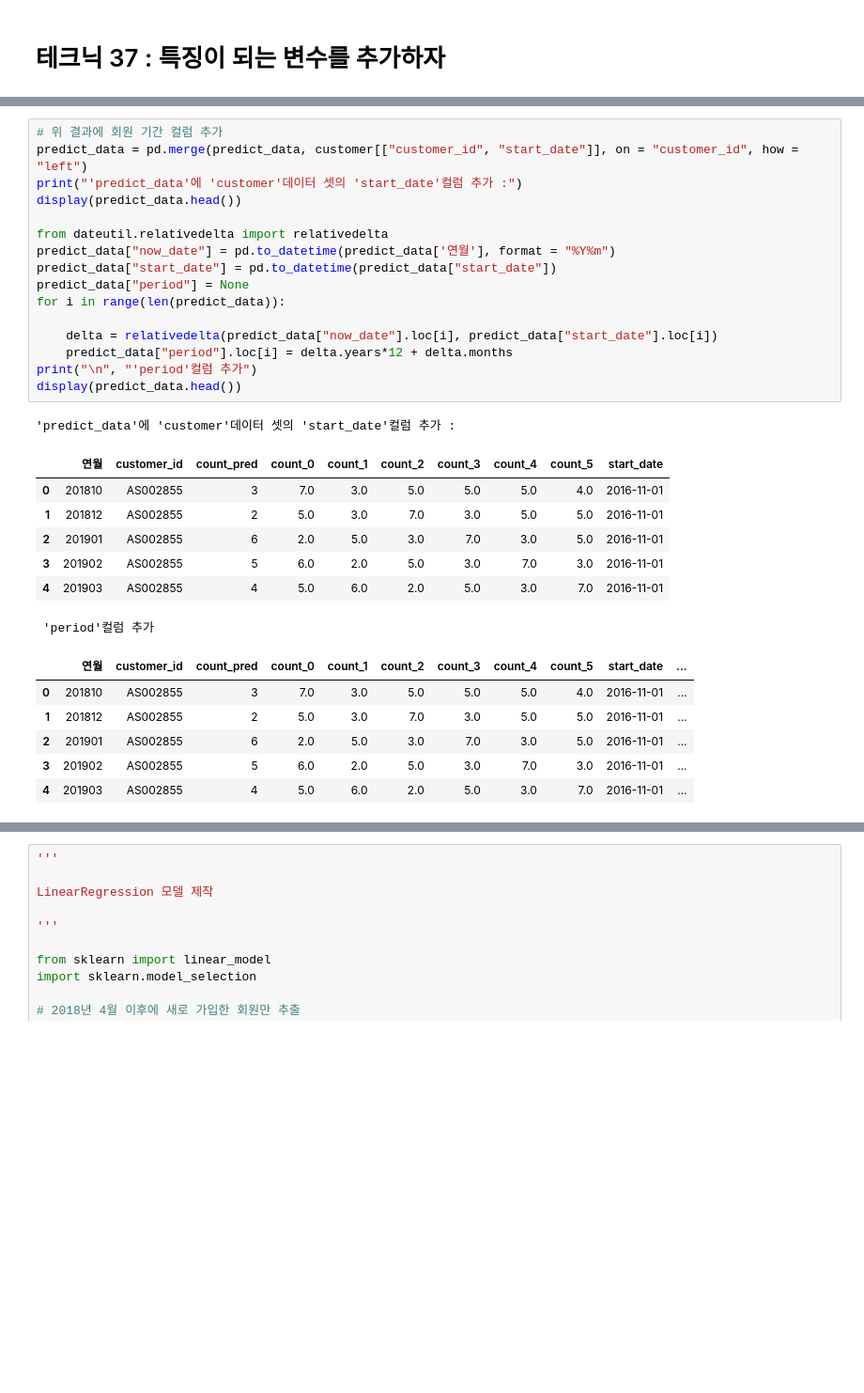
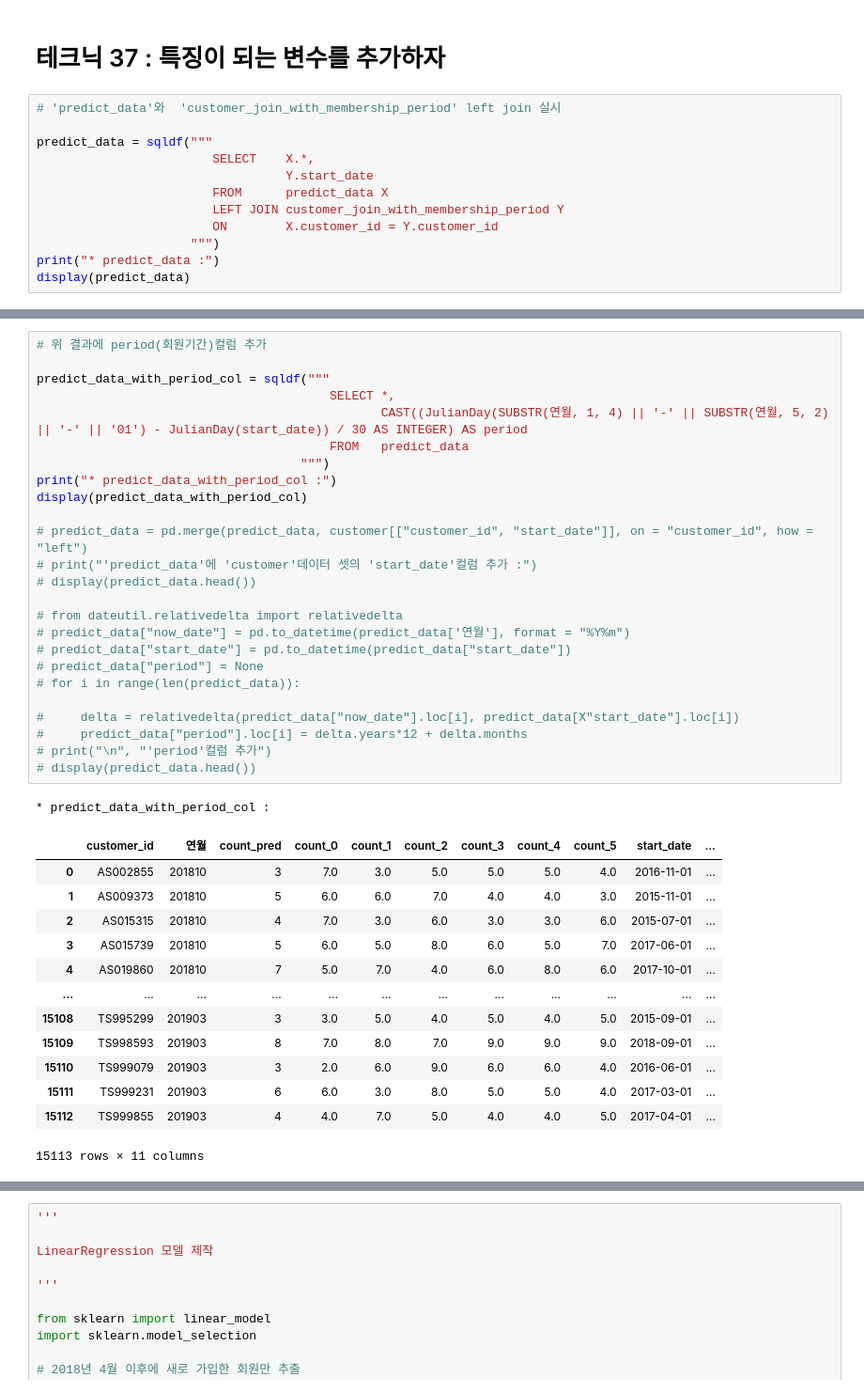
Before and after one commit to wooseok1152/python-data_analysis, a Jupyter notebook: 4장 고객의 행동을 예측하는 테크닉 10.ipynb, the cells around one changed output, grey strips where cells are left out. Shown at 94% size. Drawn from its saved outputs; the diff is of its cells as text; blank space fills up the shorter version.

```diff
--- a/4장 고객의 행동을 예측하는 테크닉 10.ipynb
+++ b/4장 고객의 행동을 예측하는 테크닉 10.ipynb
@@ -516,3 +516,15 @@ display(predict_data)
 15113 rows × 9 columns
 # %% [markdown]
 # 테크닉 37 : 특징이 되는 변수를 추가하자
+# %%
+# 'predict_data'와  'customer_join_with_membership_period' left join 실시
+
+predict_data = sqldf("""
+                        SELECT    X.*,
+                                  Y.start_date
+                        FROM      predict_data X
+                        LEFT JOIN customer_join_with_membership_period Y
+                        ON        X.customer_id = Y.customer_id
+                     """)
+print("* predict_data :")
+display(predict_data)
@@ -519,31 +546,40 @@ display(predict_data)
 # %%
-# 위 결과에 회원 기간 컬럼 추가
-predict_data = pd.merge(predict_data, customer[["customer_id", "start_date"]], on = "customer_id", how = "left")
-print("'predict_data'에 'customer'데이터 셋의 'start_date'컬럼 추가 :")
-display(predict_data.head())
+# 위 결과에 period(회원기간)컬럼 추가
 
-from dateutil.relativedelta import relativedelta
-predict_data["now_date"] = pd.to_datetime(predict_data['연월'], format = "%Y%m")
-predict_data["start_date"] = pd.to_datetime(predict_data["start_date"])
-predict_data["period"] = None
-for i in range(len(predict_data)):
+predict_data_with_period_col = sqldf("""
+                                        SELECT *,
+                                               CAST((JulianDay(SUBSTR(연월, 1, 4) || '-' || SUBSTR(연월, 5, 2) || '-' || '01') - JulianDay(start_date)) / 30 AS INTEGER) AS period
+                                        FROM   predict_data
+                                    """)
+print("* predict_data_with_period_col :")
+display(predict_data_with_period_col)
 
-    delta = relativedelta(predict_data["now_date"].loc[i], predict_data["start_date"].loc[i])
-    predict_data["period"].loc[i] = delta.years*12 + delta.months
-print("\n", "'period'컬럼 추가")
-display(predict_data.head())
+# predict_data = pd.merge(predict_data, customer[["customer_id", "start_date"]], on = "customer_id", how = "left")
+# print("'predict_data'에 'customer'데이터 셋의 'start_date'컬럼 추가 :")
+# display(predict_data.head())
+
+# from dateutil.relativedelta import relativedelta
+# predict_data["now_date"] = pd.to_datetime(predict_data['연월'], format = "%Y%m")
+# predict_data["start_date"] = pd.to_datetime(predict_data["start_date"])
+# predict_data["period"] = None
+# for i in range(len(predict_data)):
+
+#     delta = relativedelta(predict_data["now_date"].loc[i], predict_data[X"start_date"].loc[i])
+#     predict_data["period"].loc[i] = delta.years*12 + delta.months
+# print("\n", "'period'컬럼 추가")
+# display(predict_data.head())
 # %% [output]
-'predict_data'에 'customer'데이터 셋의 'start_date'컬럼 추가 :
+* predict_data_with_period_col :
-|  | 연월 | customer_id | count_pred | count_0 | count_1 | count_2 | count_3 | count_4 | count_5 | start_date |
-| 0 | 201810 | AS002855 | 3 | 7.0 | 3.0 | 5.0 | 5.0 | 5.0 | 4.0 | 2016-11-01 |
-| 1 | 201812 | AS002855 | 2 | 5.0 | 3.0 | 7.0 | 3.0 | 5.0 | 5.0 | 2016-11-01 |
-| 2 | 201901 | AS002855 | 6 | 2.0 | 5.0 | 3.0 | 7.0 | 3.0 | 5.0 | 2016-11-01 |
-| 3 | 201902 | AS002855 | 5 | 6.0 | 2.0 | 5.0 | 3.0 | 7.0 | 3.0 | 2016-11-01 |
-| 4 | 201903 | AS002855 | 4 | 5.0 | 6.0 | 2.0 | 5.0 | 3.0 | 7.0 | 2016-11-01 |
+|  | customer_id | 연월 | count_pred | count_0 | count_1 | count_2 | count_3 | count_4 | count_5 | start_date | ... |
+| 0 | AS002855 | 201810 | 3 | 7.0 | 3.0 | 5.0 | 5.0 | 5.0 | 4.0 | 2016-11-01 | ... |
+| 1 | AS009373 | 201810 | 5 | 6.0 | 6.0 | 7.0 | 4.0 | 4.0 | 3.0 | 2015-11-01 | ... |
+| 2 | AS015315 | 201810 | 4 | 7.0 | 3.0 | 6.0 | 3.0 | 3.0 | 6.0 | 2015-07-01 | ... |
+| 3 | AS015739 | 201810 | 5 | 6.0 | 5.0 | 8.0 | 6.0 | 5.0 | 7.0 | 2017-06-01 | ... |
+| 4 | AS019860 | 201810 | 7 | 5.0 | 7.0 | 4.0 | 6.0 | 8.0 | 6.0 | 2017-10-01 | ... |
+| ... | ... | ... | ... | ... | ... | ... | ... | ... | ... | ... | ... |
+| 15108 | TS995299 | 201903 | 3 | 3.0 | 5.0 | 4.0 | 5.0 | 4.0 | 5.0 | 2015-09-01 | ... |
+| 15109 | TS998593 | 201903 | 8 | 7.0 | 8.0 | 7.0 | 9.0 | 9.0 | 9.0 | 2018-09-01 | ... |
+| 15110 | TS999079 | 201903 | 3 | 2.0 | 6.0 | 9.0 | 6.0 | 6.0 | 4.0 | 2016-06-01 | ... |
+| 15111 | TS999231 | 201903 | 6 | 6.0 | 3.0 | 8.0 | 5.0 | 5.0 | 4.0 | 2017-03-01 | ... |
+| 15112 | TS999855 | 201903 | 4 | 4.0 | 7.0 | 5.0 | 4.0 | 4.0 | 5.0 | 2017-04-01 | ... |
- 'period'컬럼 추가
+15113 rows × 11 columns
-|  | 연월 | customer_id | count_pred | count_0 | count_1 | count_2 | count_3 | count_4 | count_5 | start_date | ... |
-| 0 | 201810 | AS002855 | 3 | 7.0 | 3.0 | 5.0 | 5.0 | 5.0 | 4.0 | 2016-11-01 | ... |
-| 1 | 201812 | AS002855 | 2 | 5.0 | 3.0 | 7.0 | 3.0 | 5.0 | 5.0 | 2016-11-01 | ... |
-| 2 | 201901 | AS002855 | 6 | 2.0 | 5.0 | 3.0 | 7.0 | 3.0 | 5.0 | 2016-11-01 | ... |
-| 3 | 201902 | AS002855 | 5 | 6.0 | 2.0 | 5.0 | 3.0 | 7.0 | 3.0 | 2016-11-01 | ... |
-| 4 | 201903 | AS002855 | 4 | 5.0 | 6.0 | 2.0 | 5.0 | 3.0 | 7.0 | 2016-11-01 | ... |
```
Also changed, not shown: parts of 2 cells of this notebook.
